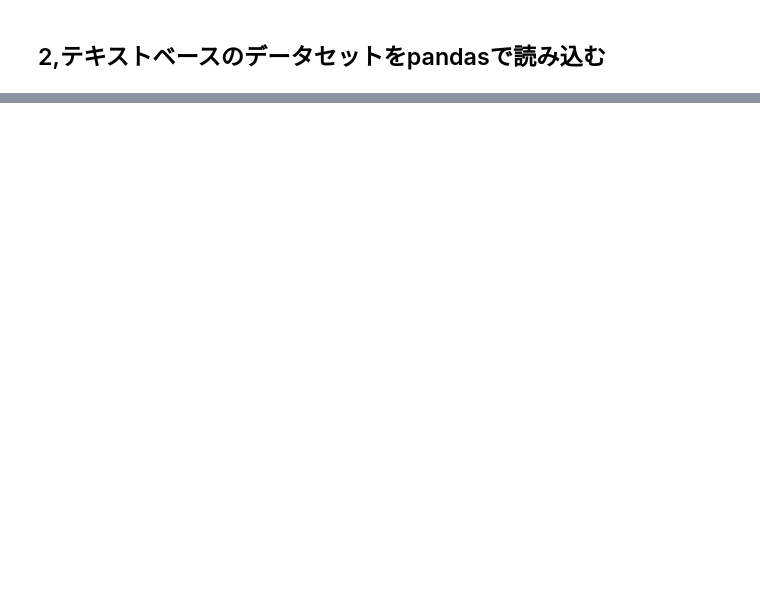
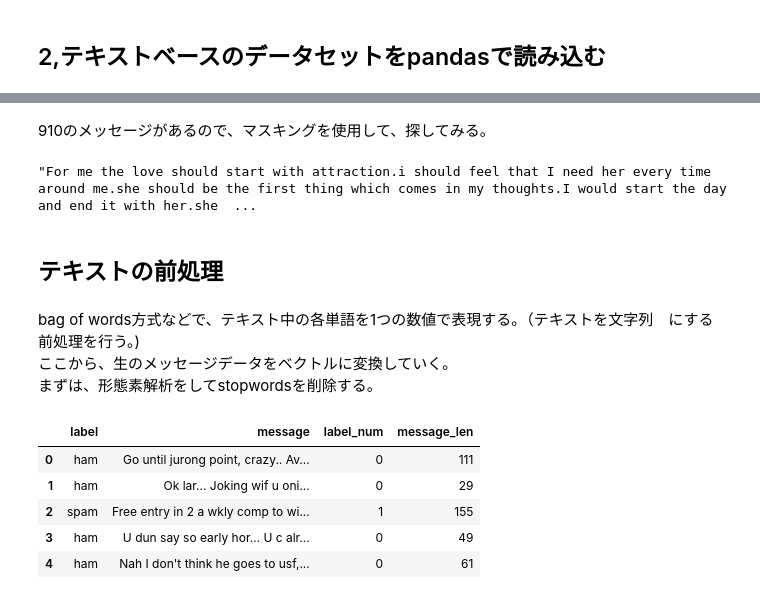
Before and after one commit to gussan-me/-Tweet_Sentiment_Extraction, a Jupyter notebook: Tweet_Sentiment_Extraction.ipynb, the cells around one changed output, grey strips where cells are left out. Saved outputs shown, nothing was run; the diff lists cells and outputs as text; code cells hidden in the pictures; blank space fills up the shorter version.

```diff
--- a/Tweet_Sentiment_Extraction.ipynb
+++ b/Tweet_Sentiment_Extraction.ipynb
@@ -106,0 +209,15 @@ pd.DataFrame(simple_test_dtm.toarray(), columns=vect.get_feature_names())
+# %% [markdown]
+910のメッセージがあるので、マスキングを使用して、探してみる。
+# %%
+sms[sms.message_len == 910].message.iloc[0]
+
+# loc・・・行名、列名を指定することで特定の列を抽出することができる。
+# iloc・・・indexを指定することで特定の列を抽出することができる。
+# %% [output]
+"For me the love should start with attraction.i should feel that I need her every time around me.she should be the first thing which comes in my thoughts.I would start the day and end it with her.she  ...
+# %% [markdown]
+## テキストの前処理
+# %% [markdown]
+bag of words方式などで、テキスト中の各単語を1つの数値で表現する。（テキストを文字列　にする前処理を行う。)<br>
+ここから、生のメッセージデータをベクトルに変換していく。<br>
+まずは、形態素解析をしてstopwordsを削除する。
@@ -106,0 +243,9 @@ pd.DataFrame(simple_test_dtm.toarray(), columns=vect.get_feature_names())
+# %%
+sms.head()
+# %% [output]
+|  | label | message | label_num | message_len |
+| 0 | ham | Go until jurong point, crazy.. Av... | 0 | 111 |
+| 1 | ham | Ok lar... Joking wif u oni... | 0 | 29 |
+| 2 | spam | Free entry in 2 a wkly comp to wi... | 1 | 155 |
+| 3 | ham | U dun say so early hor... U c alr... | 0 | 49 |
+| 4 | ham | Nah I don't think he goes to usf,... | 0 | 61 |
```
Also changed, not shown: parts of 19 cells of this notebook.
